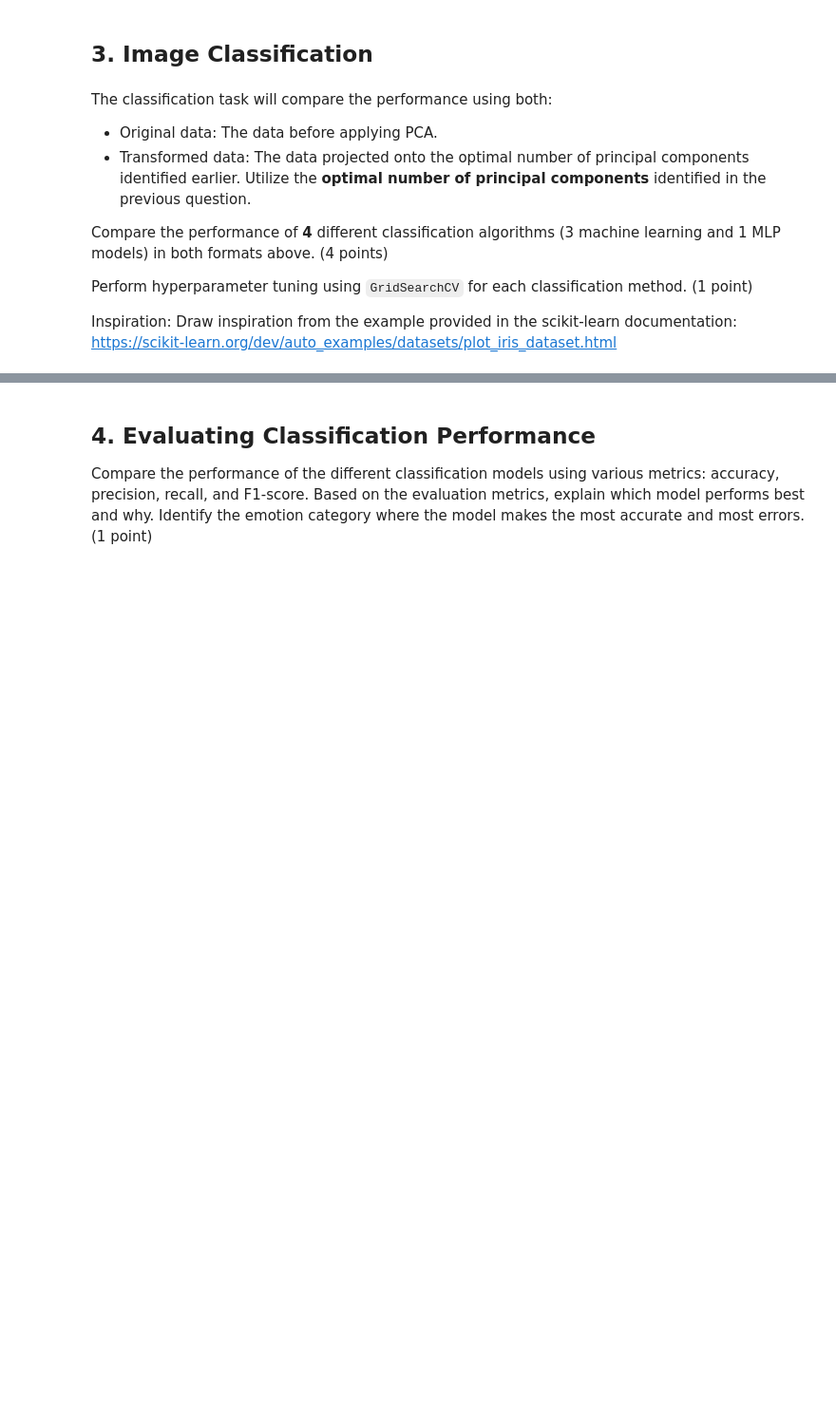
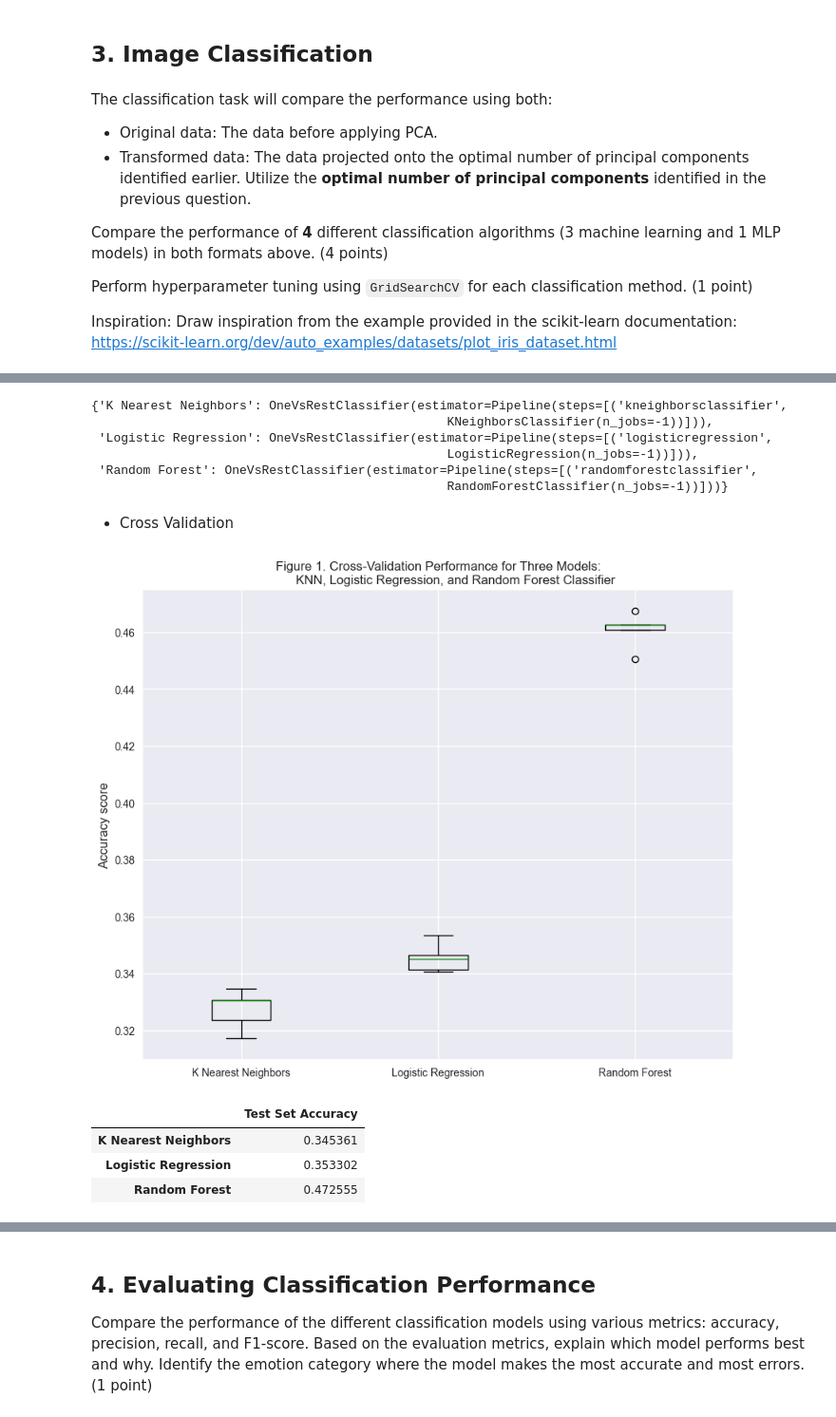
Before and after one commit to ngntrgduc/Fundamental-ML, a Jupyter notebook: notebooks/EDA.ipynb, the cells around one changed output, grey strips where cells are left out. Shown at 95% size. Saved outputs shown, nothing was run; the diff lists cells and outputs as text; code cells hidden in the pictures; blank space fills up the shorter version.

```diff
--- a/notebooks/EDA.ipynb
+++ b/notebooks/EDA.ipynb
@@ -160,0 +219,3 @@ Inspiration: Draw inspiration from the example provided in the scikit-learn docu
+# %%
+n_samples, height, width = images.shape
+images_flat = images.reshape(n_samples, height * width)
@@ -160,0 +236,9 @@ Inspiration: Draw inspiration from the example provided in the scikit-learn docu
+# %%
+# define a function to scale
+def scaling_data(x_train: np.ndarray, x_test: np.ndarray):
+    scaler = StandardScaler()
+    x_train_scaled = scaler.fit_transform(x_train)
+    x_test_scaled = scaler.transform(x_test)
+
+    return x_train_scaled, x_test_scaled
+x_train, x_test = scaling_data(x_train, x_test)
@@ -160,0 +247,8 @@ Inspiration: Draw inspiration from the example provided in the scikit-learn docu
+# %%
+def create_pipelines() -> Dict[str, OneVsRestClassifier]:
+    return {
+        'K Nearest Neighbors': OneVsRestClassifier(make_pipeline(KNeighborsClassifier(n_jobs=-1))),
+        'Logistic Regression': OneVsRestClassifier(make_pipeline(LogisticRegression(n_jobs=-1))),
+        'Random Forest': OneVsRestClassifier(make_pipeline(RandomForestClassifier(n_jobs=-1))),
+    }
+pipelines = create_pipelines()
@@ -160,0 +384,54 @@ Inspiration: Draw inspiration from the example provided in the scikit-learn docu
+# %%
+filename = 'ML_model.sav'
+loaded_model = pickle.load(open(filename, 'rb'))
+loaded_model
+# %% [output]
+{'K Nearest Neighbors': OneVsRestClassifier(estimator=Pipeline(steps=[('kneighborsclassifier',
+                                                KNeighborsClassifier(n_jobs=-1))])),
+ 'Logistic Regression': OneVsRestClassifier(estimator=Pipeline(steps=[('logisticregression',
+                                                LogisticRegression(n_jobs=-1))])),
+ 'Random Forest': OneVsRestClassifier(estimator=Pipeline(steps=[('randomforestclassifier',
+                                                RandomForestClassifier(n_jobs=-1))]))}
+# %% [markdown]
+* Cross Validation
+# %%
+def boxplot_cv_performances_from_pipes(x_train_: pd.DataFrame,
+                                       y_train_: pd.Series,
+                                       x_test_: pd.DataFrame,
+                                       y_test_: pd.Series) -> pd.DataFrame:
+    results = []
+
+    for pipeline in pipelines.values():
+        kf = KFold(n_splits=5)
+        cv_results = cross_val_score(pipeline, x_train_, y_train_, cv=kf)
+        results.append(cv_results)
+
+    # Plot Cross-Validation Performance
+    sns.set_style('darkgrid')
+    plt.figure(figsize=(10, 8))
+    plt.boxplot(results, labels=list(pipelines.keys()),
+                medianprops={'color': 'green'})
+    plt.ylabel('Accuracy score', fontsize=12)
+
+    plt.title('Figure 1. Cross-Validation Performance for Three Models:\n\
+          KNN, Logistic Regression, and Random Forest Classifier')
+    plt.show()
+
+    # Test set performance
+    test_set_performance = pd.DataFrame(index=list(pipelines.keys()),
+                                        columns=['Test Set Accuracy'])
+    for name, pipeline in pipelines.items():
+        pipeline.fit(x_train_, y_train_)
+        y_pred = pipeline.predict(x_test_)
+        test_set_performance.loc[name, 'Test Set Accuracy'] = accuracy_score(y_test_, y_pred)
+
+    return test_set_performance
+
+
+boxplot_cv_performances_from_pipes(x_train, y_train, x_test, y_test)
+# %% [output]
+[figure, added]
+|  | Test Set Accuracy |
+| K Nearest Neighbors | 0.345361 |
+| Logistic Regression | 0.353302 |
+| Random Forest | 0.472555 |
```
Also changed, not shown: parts of 48 cells of this notebook.
